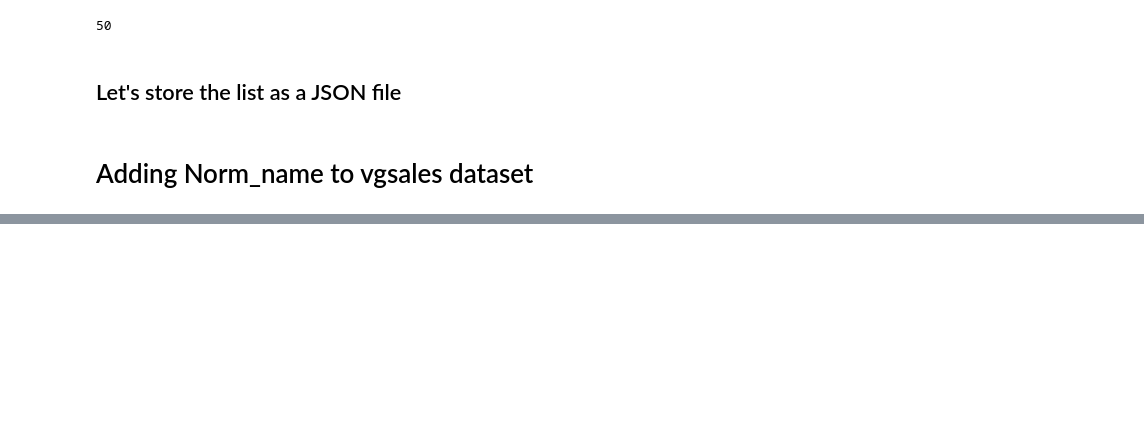
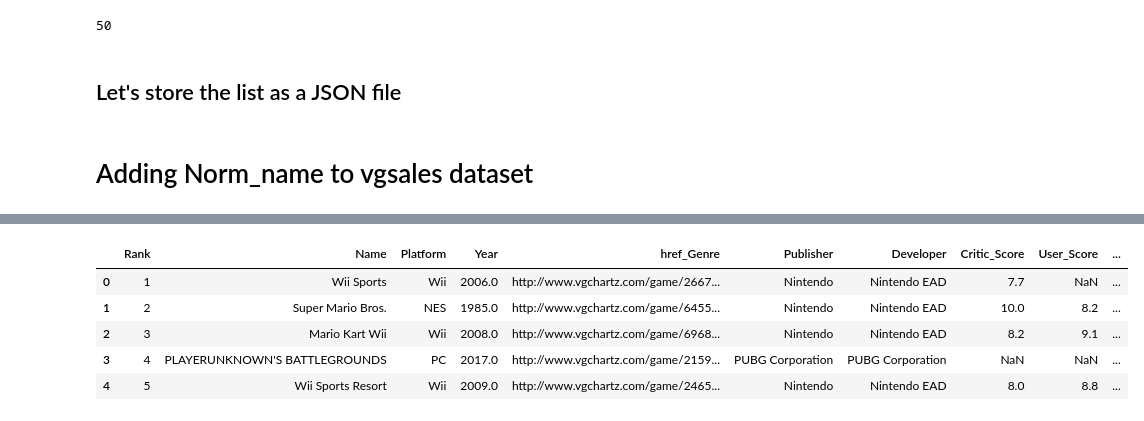
Before and after one commit to hechmik/videogames_buzz, a Jupyter notebook: notebooks/Games_Selection-MongoDB.ipynb, the cells around one changed output, grey strips where cells are left out. Cells and saved outputs as stored; diff of their text form; code cells hidden in the pictures; blank space fills up the shorter version.

```diff
--- a/notebooks/Games_Selection-MongoDB.ipynb
+++ b/notebooks/Games_Selection-MongoDB.ipynb
@@ -658,6 +672,13 @@ for i in vgchartz_odf.index:
         #print(i, n, vgchartz_df[vgchartz_df['Name'] == n]['Norm_name_vgchartz'].values[0])
         vgchartz_odf.at[i, 'Norm_name'] = m[0]
 # %%
-vgchartz_odf
+vgchartz_odf.head()
+# %% [output]
+|  | Rank | Name | Platform | Year | href_Genre | Publisher | Developer | Critic_Score | User_Score | ... |
+| 0 | 1 | Wii Sports | Wii | 2006.0 | http://www.vgchartz.com/game/2667... | Nintendo | Nintendo EAD | 7.7 | NaN | ... |
+| 1 | 2 | Super Mario Bros. | NES | 1985.0 | http://www.vgchartz.com/game/6455... | Nintendo | Nintendo EAD | 10.0 | 8.2 | ... |
+| 2 | 3 | Mario Kart Wii | Wii | 2008.0 | http://www.vgchartz.com/game/6968... | Nintendo | Nintendo EAD | 8.2 | 9.1 | ... |
+| 3 | 4 | PLAYERUNKNOWN'S BATTLEGROUNDS | PC | 2017.0 | http://www.vgchartz.com/game/2159... | PUBG Corporation | PUBG Corporation | NaN | NaN | ... |
+| 4 | 5 | Wii Sports Resort | Wii | 2009.0 | http://www.vgchartz.com/game/2465... | Nintendo | Nintendo EAD | 8.0 | 8.8 | ... |
 # %%
 vgchartz_odf[vgchartz_odf['Norm_name'].str.contains('pokémon red')]
```
Also changed, not shown: parts of 6 cells of this notebook.
